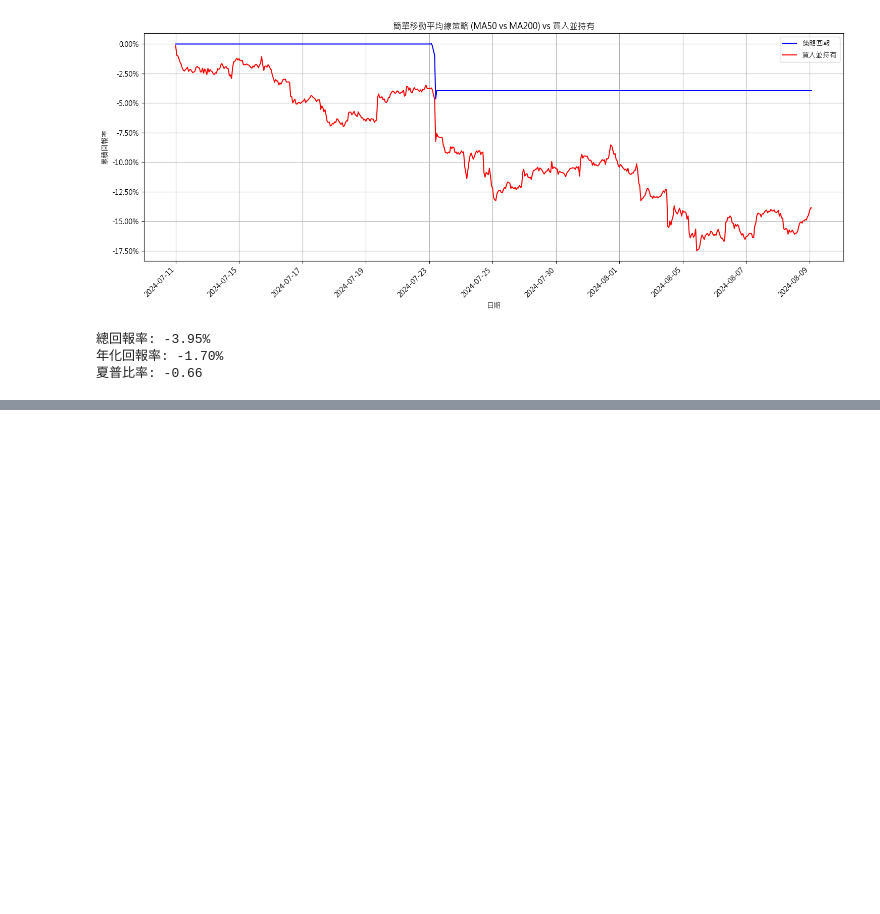
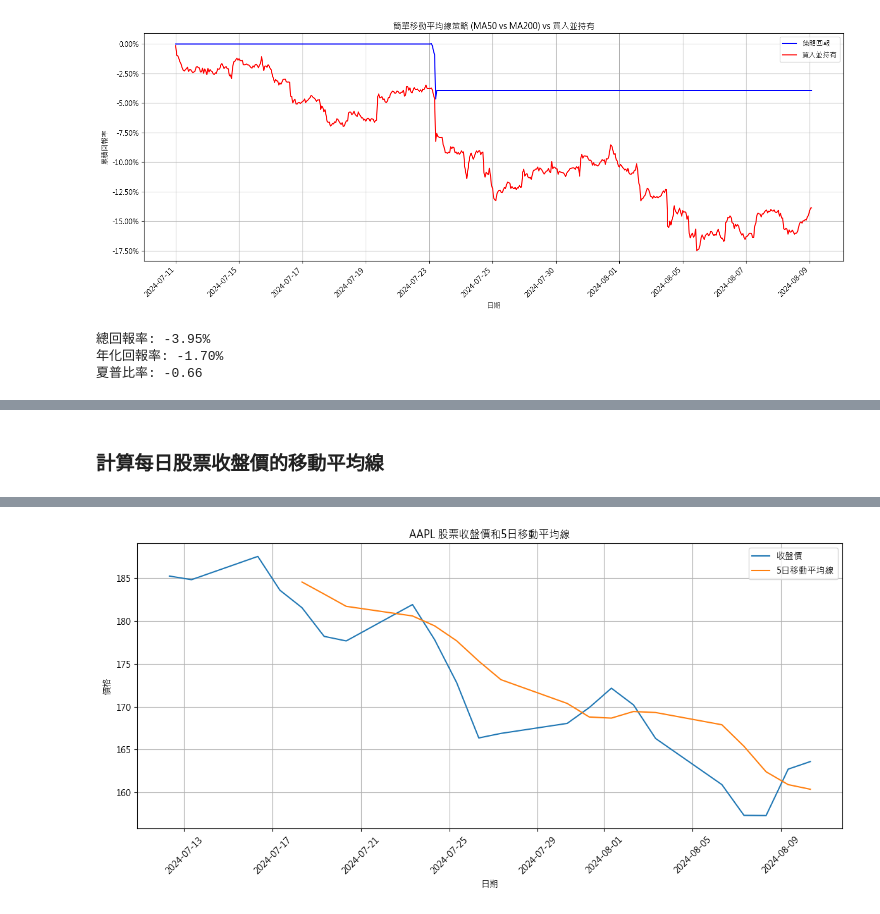
Before and after one commit to HankGuo93/stock-data-pipeline, a Jupyter notebook: stock_data_play_ground.ipynb, the cells around one changed output, grey strips where cells are left out. Drawn from its saved outputs; the diff is of its cells as text; code cells hidden in the pictures; blank space fills up the shorter version.

Commit message:
feat: updated stock_data_play_ground

```diff
--- a/stock_data_play_ground.ipynb
+++ b/stock_data_play_ground.ipynb
@@ -672,0 +675,11 @@ process_and_plot_backtest_results(df, CLOSE, short_window=50, long_window=200)
+# %%
+from influxdb_client import InfluxDBClient, Point
+from influxdb_client.client.write_api import SYNCHRONOUS
+
+csv_path = "./data/aapl_intraday_final.csv"
+df = pd.read_csv(csv_path)
+
+influx_url = "http://localhost:8086"
+token = "wuoQUmE468lLJahw6Yj3ayrGVObB9kzsNPd_1FqxqMAqJB3nifgGlQ1qCOSbGejnBQGzOVkr9RZLO4aaKPVRag=="
+org = "myorg"
+bucket = "mybucket"
@@ -672,0 +725,67 @@ process_and_plot_backtest_results(df, CLOSE, short_window=50, long_window=200)
+# %% [markdown]
+### 計算每日股票收盤價的移動平均線
+# %%
+import warnings
+from influxdb_client.client.warnings import MissingPivotFunction
+import pandas as pd
+import matplotlib.pyplot as plt
+
+# 忽略 MissingPivotFunction 警告
+warnings.simplefilter("ignore", MissingPivotFunction)
+
+client = InfluxDBClient(url=influx_url, token=token, org=org)
+query_api = client.query_api()
+
+# 設定查詢的時間範圍
+start_time = "2024-07-11T00:00:00Z"
+stop_time = "2024-08-10T23:59:59Z"
+
+query = f'''
+from(bucket:"{bucket}")
+  |> range(start: {start_time}, stop: {stop_time})
+  |> filter(fn: (r) => r._measurement == "stock_data" and r._field == "close")
+  |> aggregateWindow(every: 1d, fn: last)
+  |> yield(name: "mean")
+'''
+
+result = query_api.query_data_frame(query)
+
+if isinstance(result, pd.DataFrame) and not result.empty:
+    print("DataFrame 的列：", result.columns)
+    print("DataFrame 的前幾行：")
+    print(result.head())
+
+    result.set_index('_time', inplace=True)
+
+    result.sort_index(inplace=True)
+
+    result = result[['_value']]
+
+    result.columns = ['close']
+
+    result.index = pd.to_datetime(result.index).tz_convert('Asia/Taipei')
+
+    result = result.dropna()
+
+    result['MA5'] = result['close'].rolling(window=5).mean()
+
+    print("\n處理後的數據:")
+    print(result.head(10))
+
+    # 繪製圖表
+    plt.figure(figsize=(12, 6))
+    plt.plot(result.index, result['close'], label='收盤價')
+    plt.plot(result.index, result['MA5'], label='5日移動平均線')
+    plt.title('AAPL 股票收盤價和5日移動平均線')
+    plt.xlabel('日期')
+    plt.ylabel('價格')
+    plt.legend()
+    plt.grid(True)
+    plt.xticks(rotation=45)
+    plt.tight_layout()
+    plt.show()
+else:
+    print("查詢結果為空")
+
+client.close()
+# %% [output]
@@ -672,0 +809 @@ process_and_plot_backtest_results(df, CLOSE, short_window=50, long_window=200)
+[figure, added]
```
Also changed, not shown: parts of 11 cells of this notebook, 4 other files.
